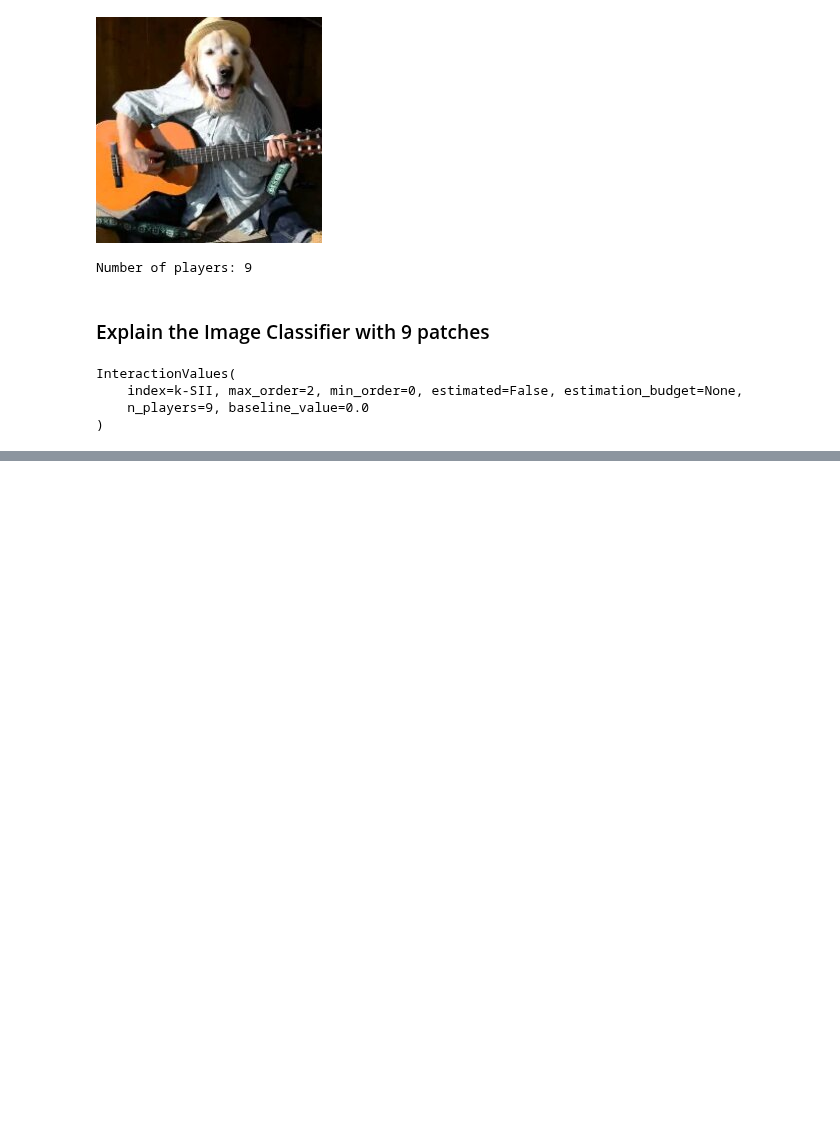
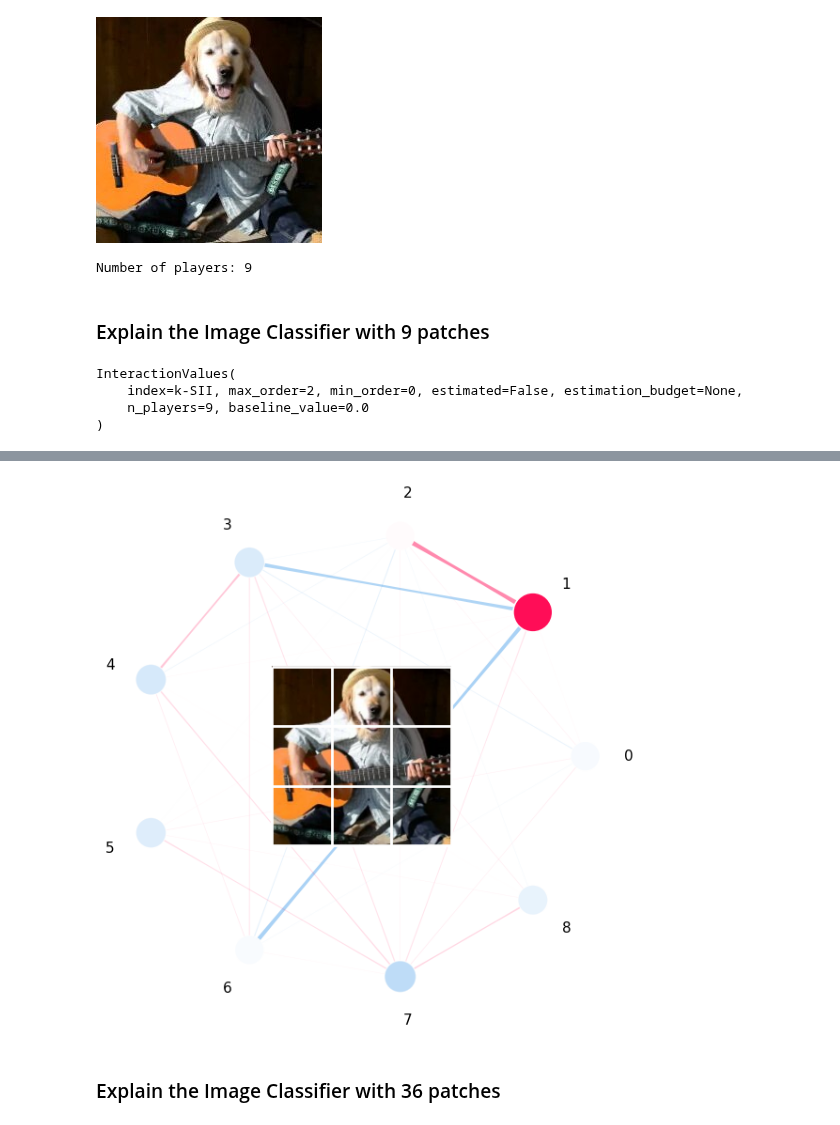
Before and after one commit to FabianK-Dev/shapiq, a Jupyter notebook: docs/source/notebooks/vision_notebooks/vision_transformer.ipynb, the cells around one changed output, grey strips where cells are left out. Drawn from its saved outputs; the diff is of its cells as text; code cells hidden in the pictures; blank space fills up the shorter version.

```diff
--- a/docs/source/notebooks/vision_notebooks/vision_transformer.ipynb
+++ b/docs/source/notebooks/vision_notebooks/vision_transformer.ipynb
@@ -114,0 +88,8 @@ OMP: Info #276: omp_set_nested routine deprecated, please use omp_set_max_active
+# %%
+# plot the network
+center_image = Image.open(image_path)
+sii.plot_network(center_image=center_image)
+# %% [output]
+[figure, added]
+# %% [markdown]
+### Explain the Image Classifier with 36 patches
```
Also changed, not shown: parts of 11 cells of this notebook, 13 other files.
